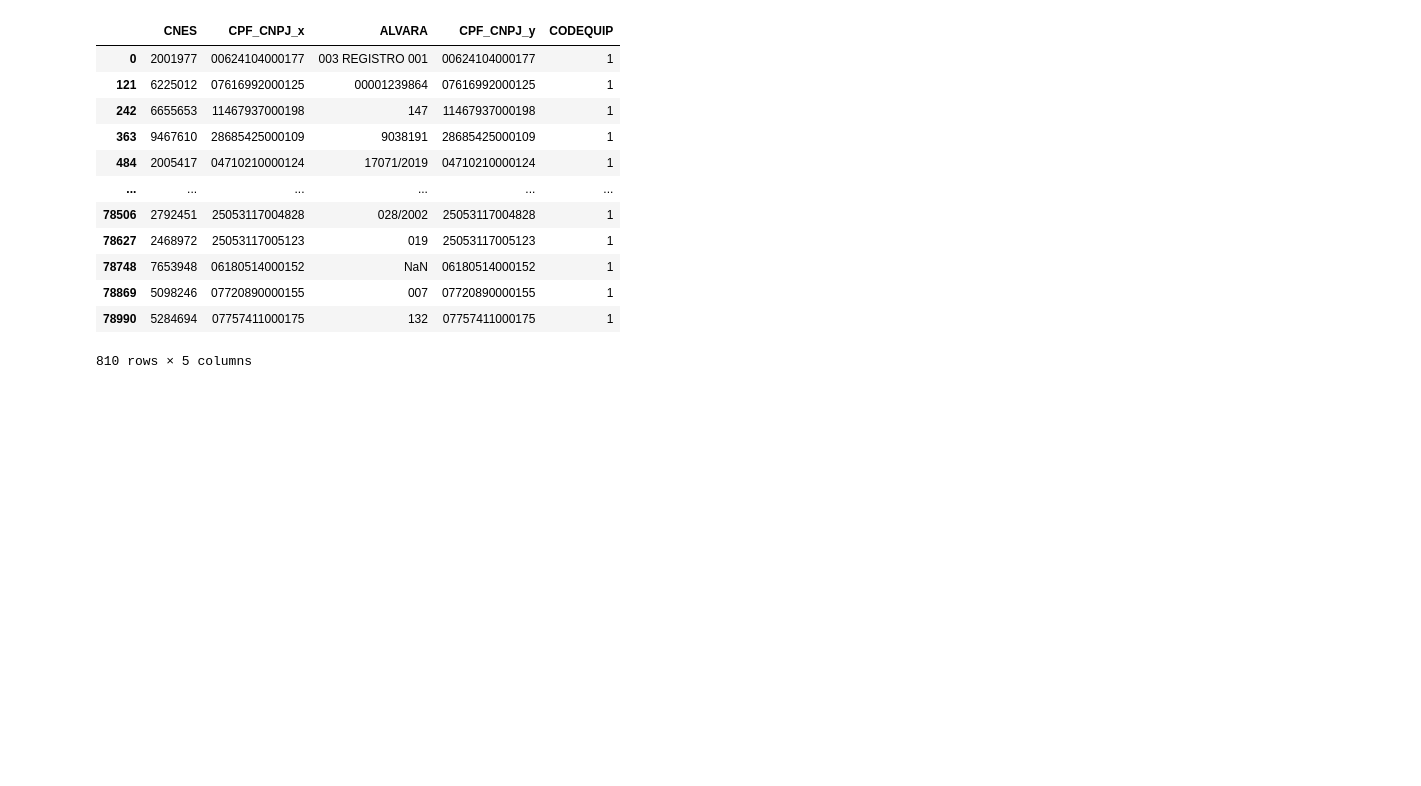
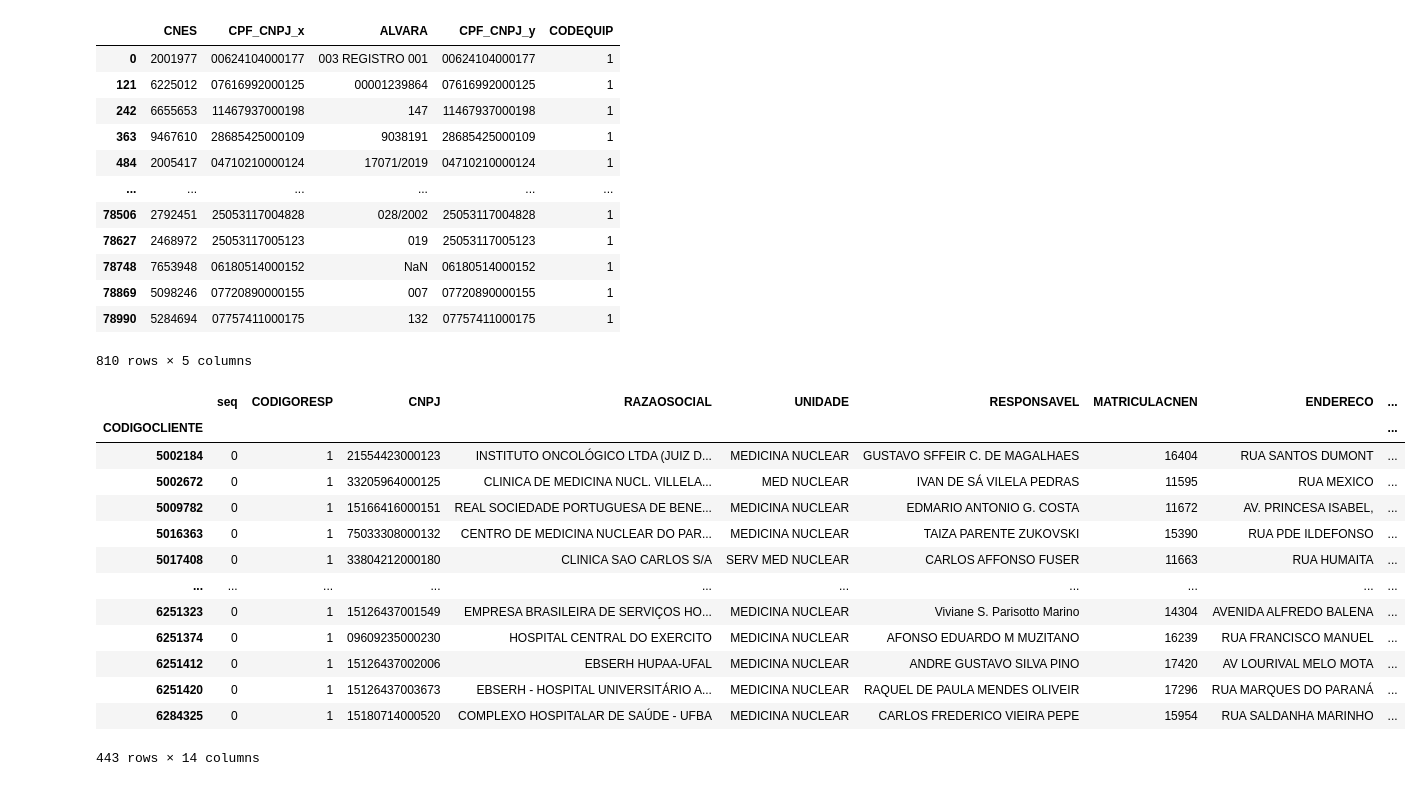
Before and after one commit to hamiltonvalerio/DS_CNES_DATASUS, a Jupyter notebook: CNES.ipynb, the cells around one changed output. Cells and saved outputs as stored; diff of their text form; code cells hidden in the pictures; blank space fills up the shorter version.

Commit message:
Adicionado leitura de lista de clientes cnen

```diff
--- a/CNES.ipynb
+++ b/CNES.ipynb
@@ -203,3 +203,26 @@ pd.merge(total_df_ST, result_df_EQ, on="CNES", how="right").drop_duplicates()
 | 78869 | 5098246 | 07720890000155 | 007 | 07720890000155 | 1 |
 | 78990 | 5284694 | 07757411000175 | 132 | 07757411000175 | 1 |
 810 rows × 5 columns
+# %%
+url_lista_clientes_cnen = 'https://drive.google.com/file/d/1OvY1NsR0Bn8eDq2I28TRvwjQPEdPywAh/view?usp=sharing'
+path_lista_clientes_cnen = 'https://drive.google.com/uc?export=download&id='+url_lista_clientes_cnen.split('/')[-2]
+df_lista_clientes_cnen = pd.read_excel(path_lista_clientes_cnen, index_col=0)
+df_lista_clientes_cnen['CNPJ'] = df_lista_clientes_cnen['CNPJ'].str.replace(".","")
+df_lista_clientes_cnen['CNPJ'] = df_lista_clientes_cnen['CNPJ'].str.replace("/","")
+df_lista_clientes_cnen['CNPJ'] = df_lista_clientes_cnen['CNPJ'].str.replace("-","")
+df_lista_clientes_cnen
+# %% [output]
+|  | seq | CODIGORESP | CNPJ | RAZAOSOCIAL | UNIDADE | RESPONSAVEL | MATRICULACNEN | ENDERECO | ... |
+| CODIGOCLIENTE |  |  |  |  |  |  |  |  | ... |
+| 5002184 | 0 | 1 | 21554423000123 | INSTITUTO ONCOLÓGICO LTDA (JUIZ D... | MEDICINA NUCLEAR | GUSTAVO SFFEIR C. DE MAGALHAES | 16404 | RUA SANTOS DUMONT | ... |
+| 5002672 | 0 | 1 | 33205964000125 | CLINICA DE MEDICINA NUCL. VILLELA... | MED NUCLEAR | IVAN DE SÁ VILELA PEDRAS | 11595 | RUA MEXICO | ... |
+| 5009782 | 0 | 1 | 15166416000151 | REAL SOCIEDADE PORTUGUESA DE BENE... | MEDICINA NUCLEAR | EDMARIO ANTONIO G. COSTA | 11672 | AV. PRINCESA ISABEL, | ... |
+| 5016363 | 0 | 1 | 75033308000132 | CENTRO DE MEDICINA NUCLEAR DO PAR... | MEDICINA NUCLEAR | TAIZA PARENTE ZUKOVSKI | 15390 | RUA PDE ILDEFONSO | ... |
+| 5017408 | 0 | 1 | 33804212000180 | CLINICA SAO CARLOS S/A | SERV MED NUCLEAR | CARLOS AFFONSO FUSER | 11663 | RUA HUMAITA | ... |
+| ... | ... | ... | ... | ... | ... | ... | ... | ... | ... |
+| 6251323 | 0 | 1 | 15126437001549 | EMPRESA BRASILEIRA DE SERVIÇOS HO... | MEDICINA NUCLEAR | Viviane S. Parisotto Marino | 14304 | AVENIDA ALFREDO BALENA | ... |
+| 6251374 | 0 | 1 | 09609235000230 | HOSPITAL CENTRAL DO EXERCITO | MEDICINA NUCLEAR | AFONSO EDUARDO M MUZITANO | 16239 | RUA FRANCISCO MANUEL | ... |
+| 6251412 | 0 | 1 | 15126437002006 | EBSERH HUPAA-UFAL | MEDICINA NUCLEAR | ANDRE GUSTAVO SILVA PINO | 17420 | AV LOURIVAL MELO MOTA | ... |
+| 6251420 | 0 | 1 | 15126437003673 | EBSERH - HOSPITAL UNIVERSITÁRIO A... | MEDICINA NUCLEAR | RAQUEL DE PAULA MENDES OLIVEIR | 17296 | RUA MARQUES DO PARANÁ | ... |
+| 6284325 | 0 | 1 | 15180714000520 | COMPLEXO HOSPITALAR DE SAÚDE - UFBA | MEDICINA NUCLEAR | CARLOS FREDERICO VIEIRA PEPE | 15954 | RUA SALDANHA MARINHO | ... |
+443 rows × 14 columns
```
